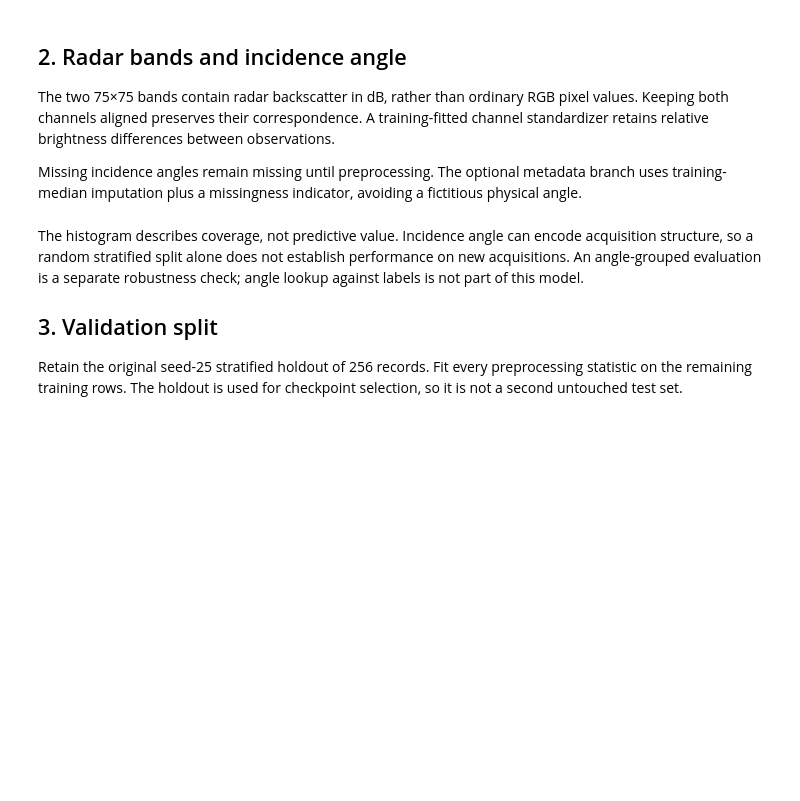
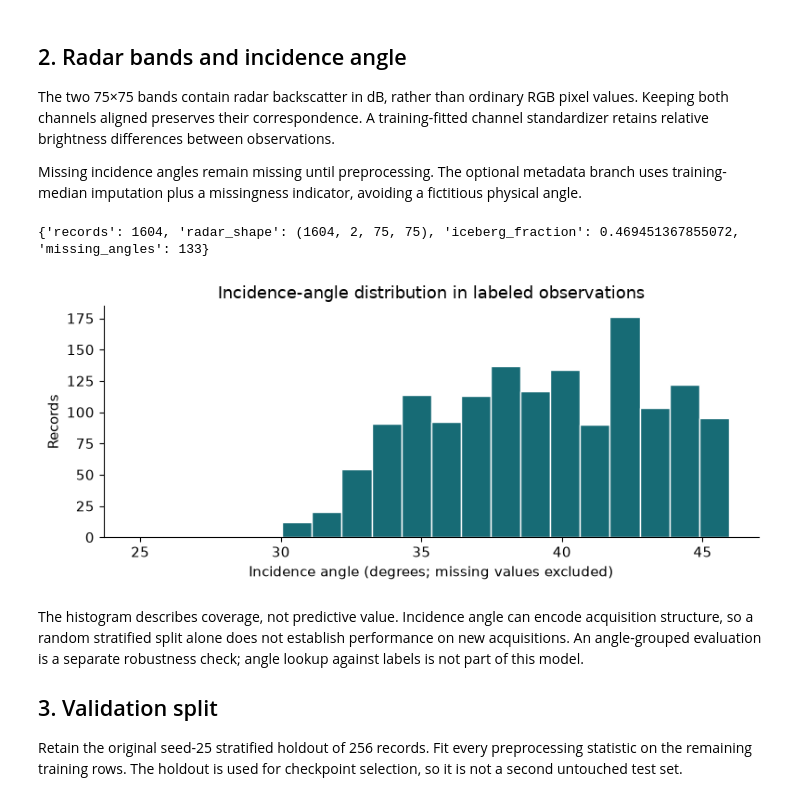
Before and after one commit to cttsai1985/Kaggle-Statoil-Iceberg-Classifier-ConvNets, a Jupyter notebook: notebooks/01-method-and-rerun.ipynb, the cells around one changed output. Cells and saved outputs as stored; diff of their text form; code cells hidden in the pictures; blank space fills up the shorter version.

```diff
--- a/notebooks/01-method-and-rerun.ipynb
+++ b/notebooks/01-method-and-rerun.ipynb
@@ -28,7 +30,7 @@ import numpy as np
 from IPython.display import Markdown, display
 from sklearn.model_selection import StratifiedShuffleSplit
 
-from iceberg.data import load_data
+from iceberg.data import load_data, sha256
 from iceberg.runtime import evaluate, predict, train, verify_run
 
 PROJECT = Path.cwd()
@@ -39,8 +41,16 @@ PROFILE = os.environ.get("ICEBERG_PROFILE", "baseline")
 CONFIG = json.loads((PROJECT / "configs" / f"{PROFILE}.json").read_text())
 REUSE = os.environ.get("ICEBERG_EXISTING_RUN")
 RUN_ROOT = Path(os.environ.get("ICEBERG_RUN_DIR", PROJECT / ".local/runs"))
-RUN_DIR = Path(REUSE).resolve() if REUSE else RUN_ROOT / datetime.now(UTC).strftime("%Y%m%dT%H%M%S%f")
+RUN_DIR = (
+    Path(REUSE).resolve() if REUSE else RUN_ROOT / datetime.now(UTC).strftime("%Y%m%dT%H%M%S%f")
+)
 assert (DATA_DIR / "train.json").is_file(), "Download data and set ICEBERG_DATA_DIR first"
-plt.rcParams.update({"figure.figsize": (8, 3.5), "font.size": 11,
-                     "axes.spines.top": False, "axes.spines.right": False})
+plt.rcParams.update(
+    {
+        "figure.figsize": (8, 3.5),
+        "font.size": 11,
+        "axes.spines.top": False,
+        "axes.spines.right": False,
+    }
+)
 print(json.dumps(CONFIG, indent=2))
@@ -56,15 +84,27 @@ uses training-median imputation plus a missingness indicator, avoiding a fictiti
 # %%
 data = load_data(DATA_DIR / "train.json", labeled=True)
 angles = data.angles.reshape(-1)
 observed = np.isfinite(angles)
-print({"records": len(data.ids), "radar_shape": data.images.shape,
-       "iceberg_fraction": float(data.targets.mean()), "missing_angles": int((~observed).sum())})
+print(
+    {
+        "records": len(data.ids),
+        "radar_shape": data.images.shape,
+        "iceberg_fraction": float(data.targets.mean()),
+        "missing_angles": int((~observed).sum()),
+    }
+)
 fig, ax = plt.subplots()
 ax.hist(angles[observed], bins=20, color="#176b75", edgecolor="white")
-ax.set(title="Incidence-angle distribution in labeled observations",
-       xlabel="Incidence angle (degrees; missing values excluded)", ylabel="Records")
+ax.set(
+    title="Incidence-angle distribution in labeled observations",
+    xlabel="Incidence angle (degrees; missing values excluded)",
+    ylabel="Records",
+)
 fig.tight_layout()
 plt.show()
+# %% [output]
+{'records': 1604, 'radar_shape': (1604, 2, 75, 75), 'iceberg_fraction': 0.469451367855072, 'missing_angles': 133}
+[figure, added]
 # %% [markdown]
 The histogram describes coverage, not predictive value. Incidence angle can encode acquisition
 structure, so a random stratified split alone does not establish performance on new acquisitions.
```
Also changed, not shown: parts of 12 cells of this notebook, 14 other files.
